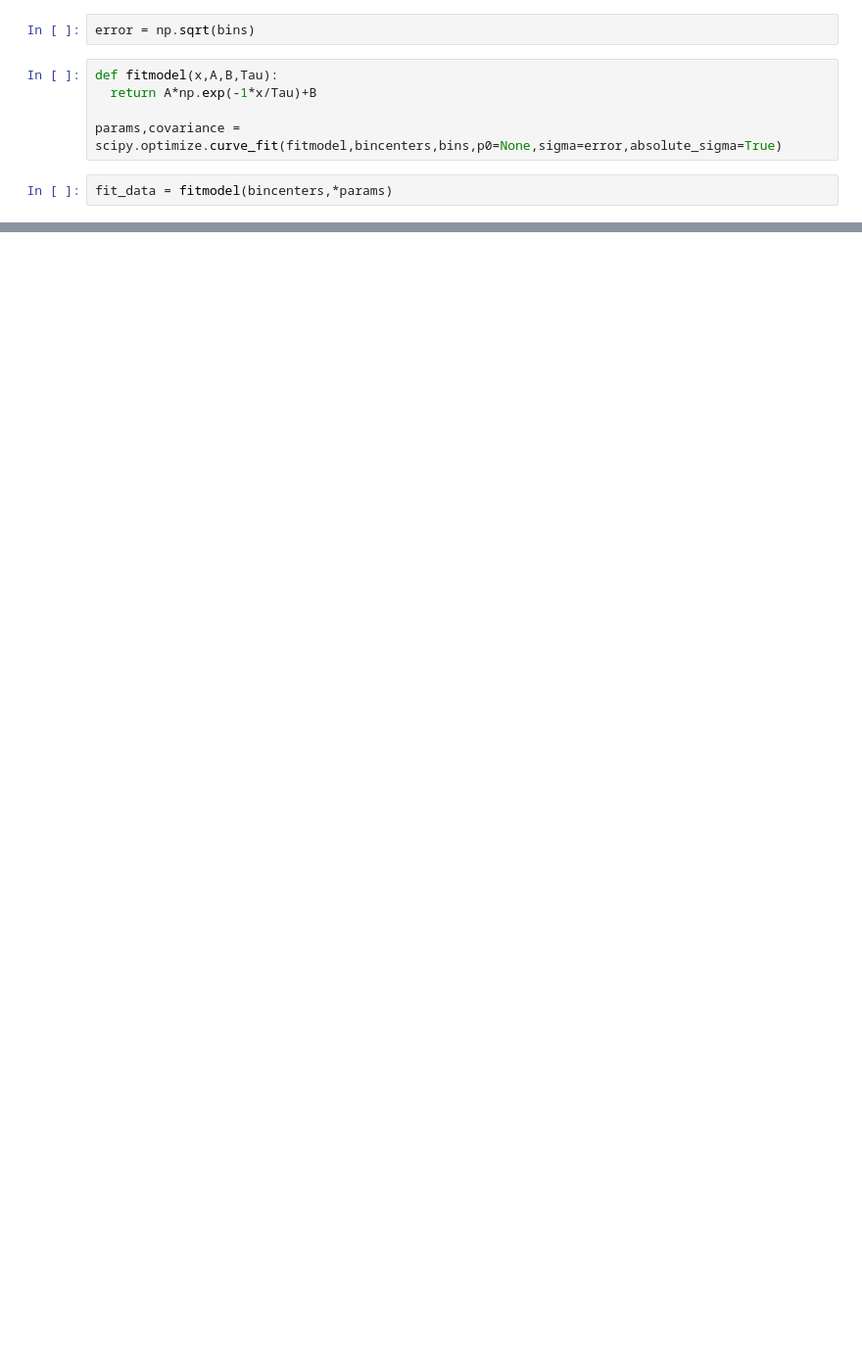
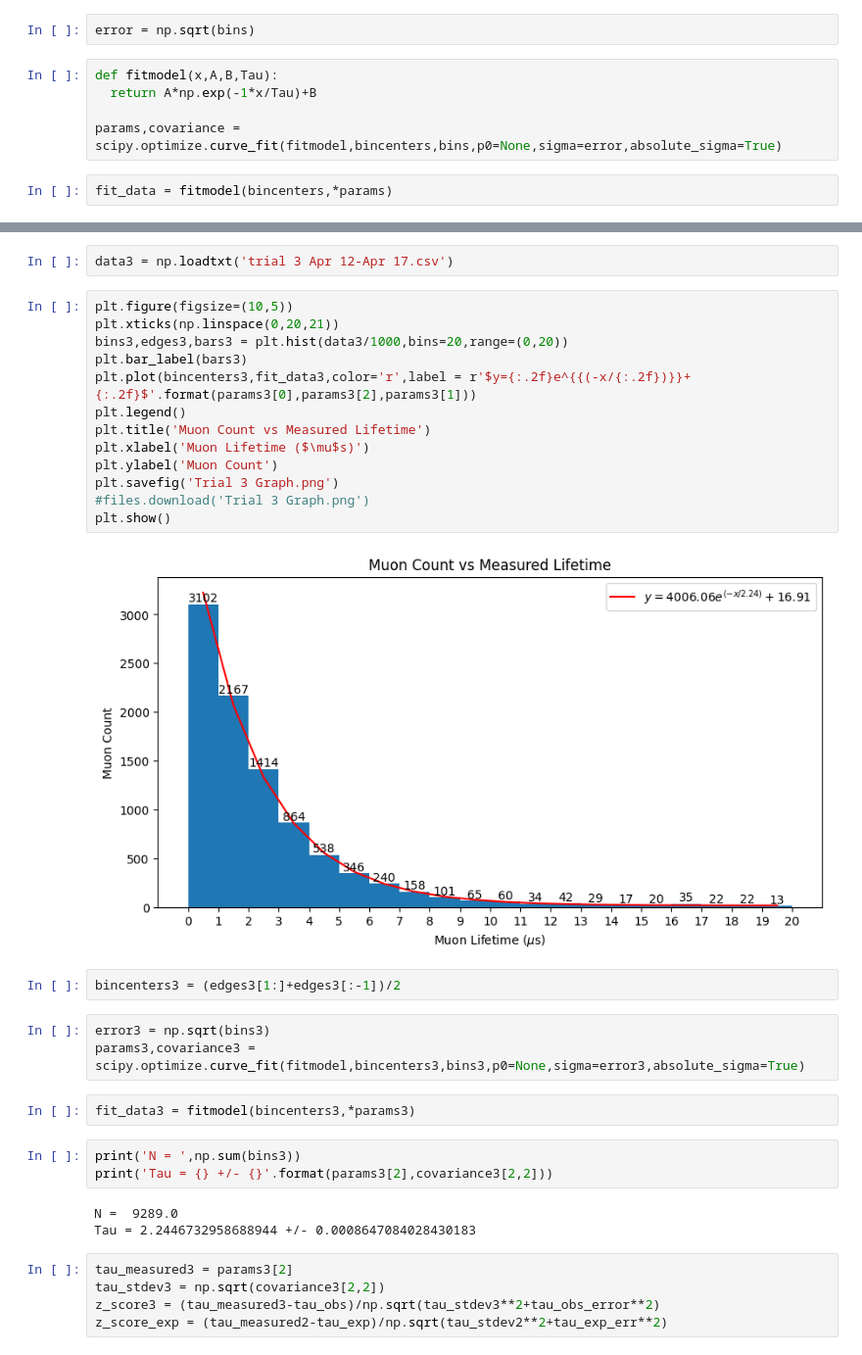
Before and after one commit to 001hazel/Phys-134, a Jupyter notebook: Muon_Physics_Data_Analysis.ipynb, the cells around one changed output, grey strips where cells are left out. Shown: that part at 98% size. Cells and saved outputs as stored; diff of their text form; blank space fills up the shorter version.

```diff
--- a/Muon_Physics_Data_Analysis.ipynb
+++ b/Muon_Physics_Data_Analysis.ipynb
@@ -136,0 +231,35 @@ plt.show(2)
+# %%
+data3 = np.loadtxt('trial 3 Apr 12-Apr 17.csv')
+# %%
+plt.figure(figsize=(10,5))
+plt.xticks(np.linspace(0,20,21))
+bins3,edges3,bars3 = plt.hist(data3/1000,bins=20,range=(0,20))
+plt.bar_label(bars3)
+plt.plot(bincenters3,fit_data3,color='r',label = r'$y={:.2f}e^{{(-x/{:.2f})}}+{:.2f}$'.format(params3[0],params3[2],params3[1]))
+plt.legend()
+plt.title('Muon Count vs Measured Lifetime')
+plt.xlabel('Muon Lifetime ($\mu$s)')
+plt.ylabel('Muon Count')
+plt.savefig('Trial 3 Graph.png')
+#files.download('Trial 3 Graph.png')
+plt.show()
+# %% [output]
+[figure, added]
+# %%
+bincenters3 = (edges3[1:]+edges3[:-1])/2
+# %%
+error3 = np.sqrt(bins3)
+params3,covariance3 = scipy.optimize.curve_fit(fitmodel,bincenters3,bins3,p0=None,sigma=error3,absolute_sigma=True)
+# %%
+fit_data3 = fitmodel(bincenters3,*params3)
+# %%
+print('N = ',np.sum(bins3))
+print('Tau = {} +/- {}'.format(params3[2],covariance3[2,2]))
+# %% [output]
+N =  9289.0
+Tau = 2.2446732958688944 +/- 0.0008647084028430183
+# %%
+tau_measured3 = params3[2]
+tau_stdev3 = np.sqrt(covariance3[2,2])
+z_score3 = (tau_measured3-tau_obs)/np.sqrt(tau_stdev3**2+tau_obs_error**2)
+z_score_exp = (tau_measured2-tau_exp)/np.sqrt(tau_stdev2**2+tau_exp_err**2)
```
Also changed, not shown: parts of 37 cells of this notebook.
